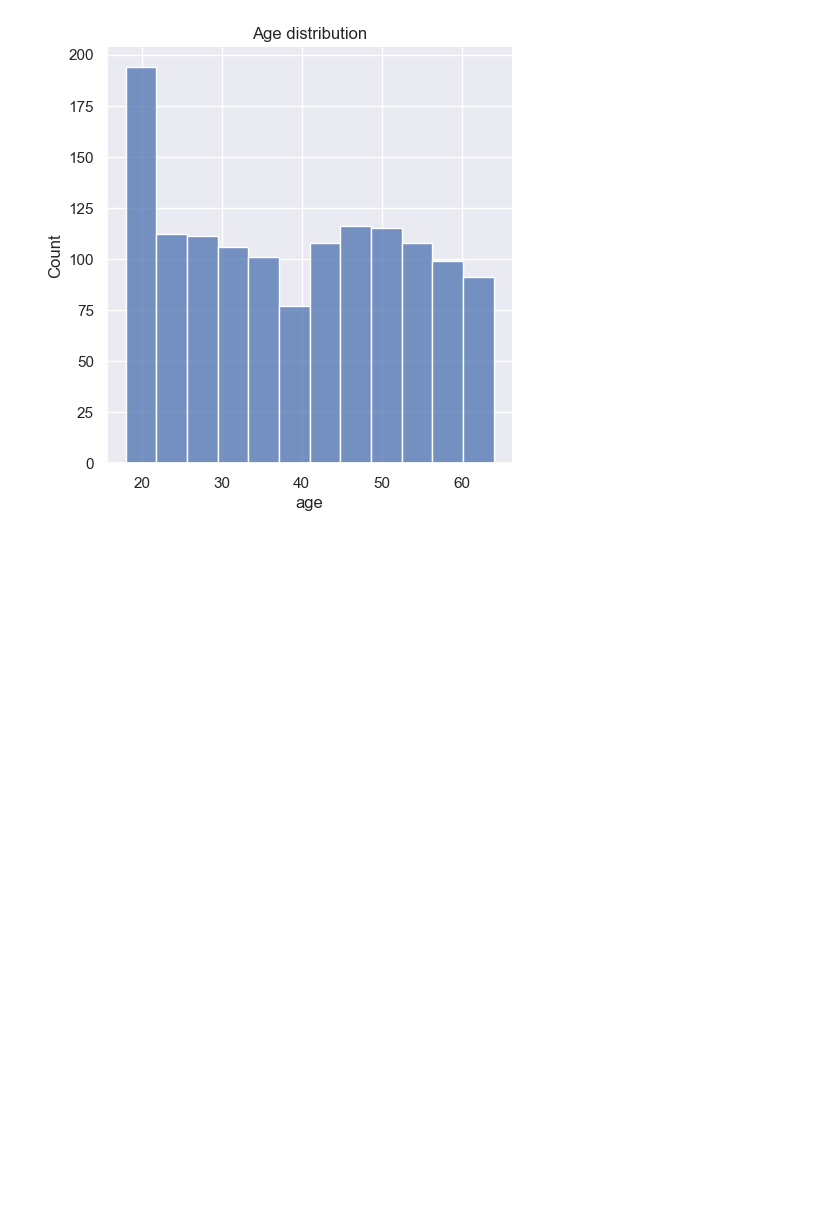
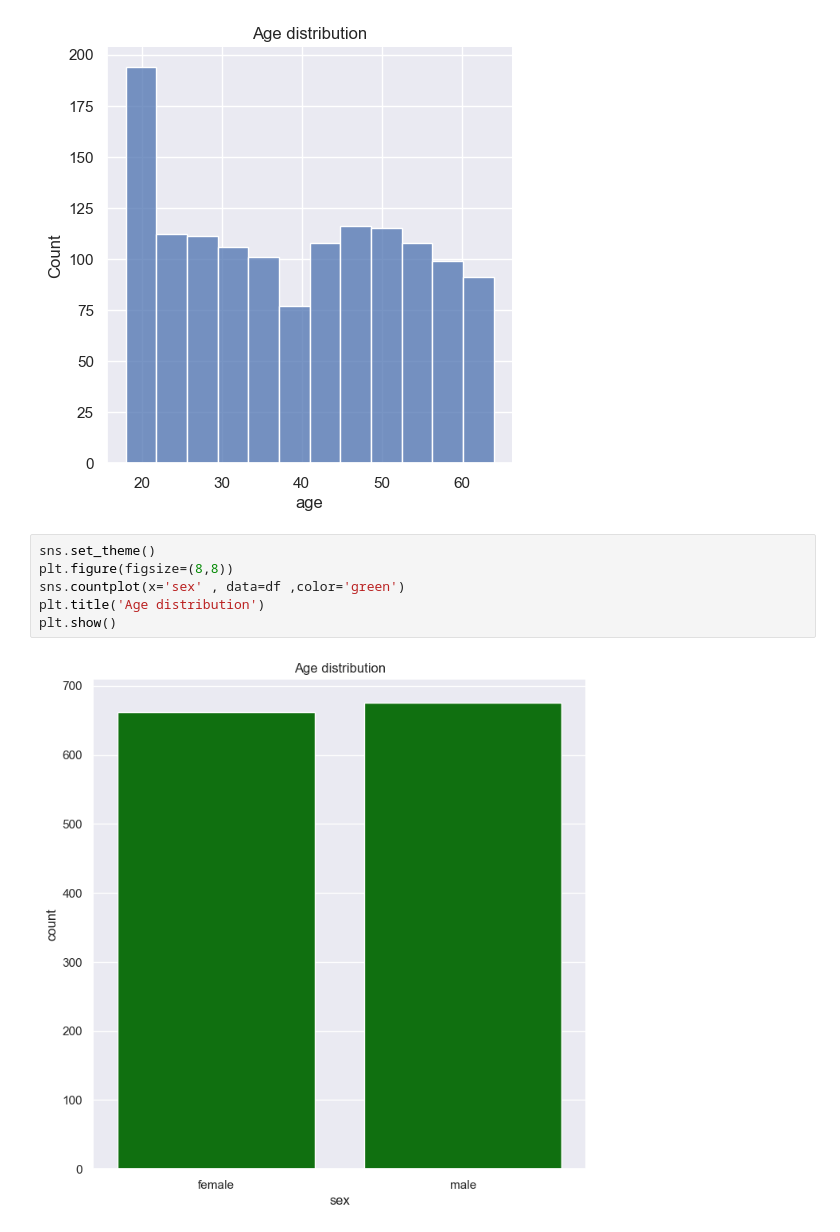
Before and after one commit to KshKsh0/ML-projects, a Jupyter notebook: medicalInsurance/notbooks/data_explore.ipynb, the cells around one changed output. Drawn from its saved outputs; the diff is of its cells as text; blank space fills up the shorter version.

```diff
--- a/medicalInsurance/notbooks/data_explore.ipynb
+++ b/medicalInsurance/notbooks/data_explore.ipynb
@@ -60,3 +59,11 @@ plt.show()
 # %% [output]
 <Figure size 800x800 with 0 Axes>
 [figure]
+# %%
+sns.set_theme()
+plt.figure(figsize=(8,8))
+sns.countplot(x='sex' , data=df ,color='green')
+plt.title('Age distribution')
+plt.show()
+# %% [output]
+[figure, added]
```
Also changed, not shown: parts of 7 cells of this notebook, 8 other files.
